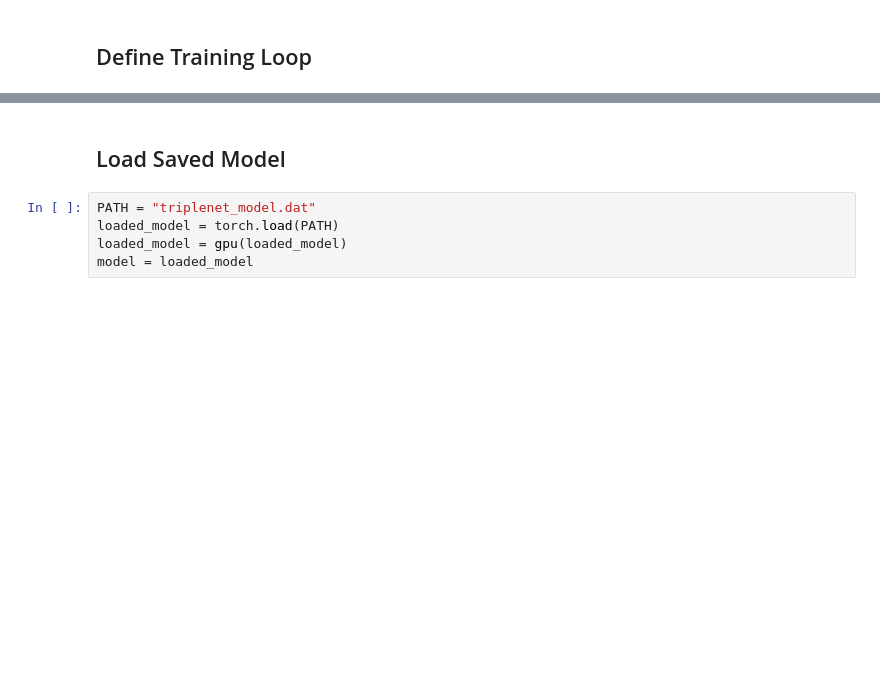
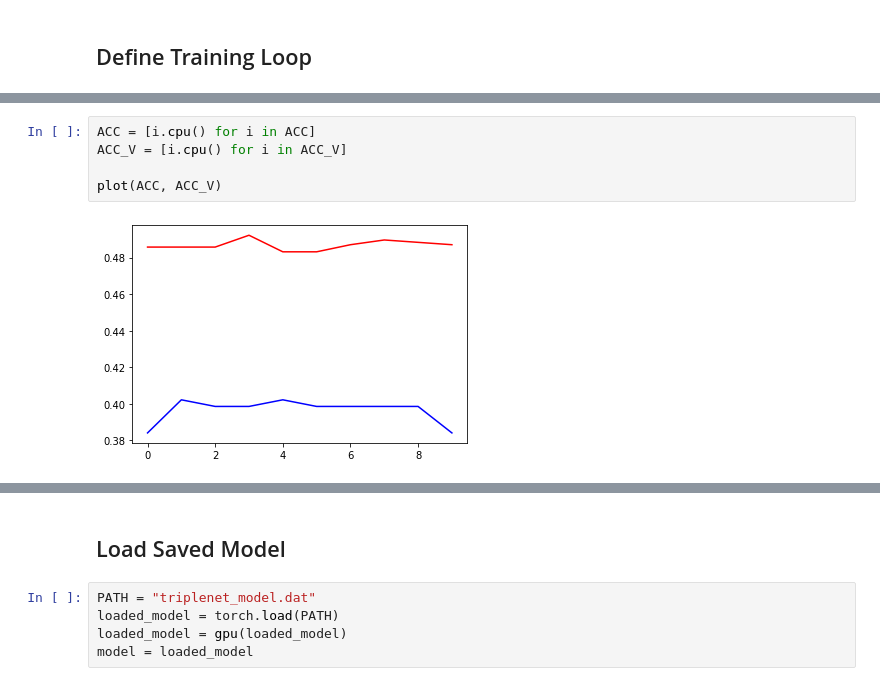
Before and after one commit to vrishk/cs230, a Jupyter notebook: baseline/triplenet_baseline_pytorch.ipynb, the cells around one changed output, grey strips where cells are left out. Saved outputs shown, nothing was run; the diff lists cells and outputs as text; blank space fills up the shorter version.

```diff
--- a/baseline/triplenet_baseline_pytorch.ipynb
+++ b/baseline/triplenet_baseline_pytorch.ipynb
@@ -217,3 +256,10 @@ Epoch: 0
+# %%
+ACC = [i.cpu() for i in ACC]
+ACC_V = [i.cpu() for i in ACC_V]
+
+plot(ACC, ACC_V)
+# %% [output]
+[figure, added]
 # %%
 PATH = "triplenet_model.dat"
 torch.save(model, PATH)
```
Also changed, not shown: parts of 19 cells of this notebook, 1 other file.
